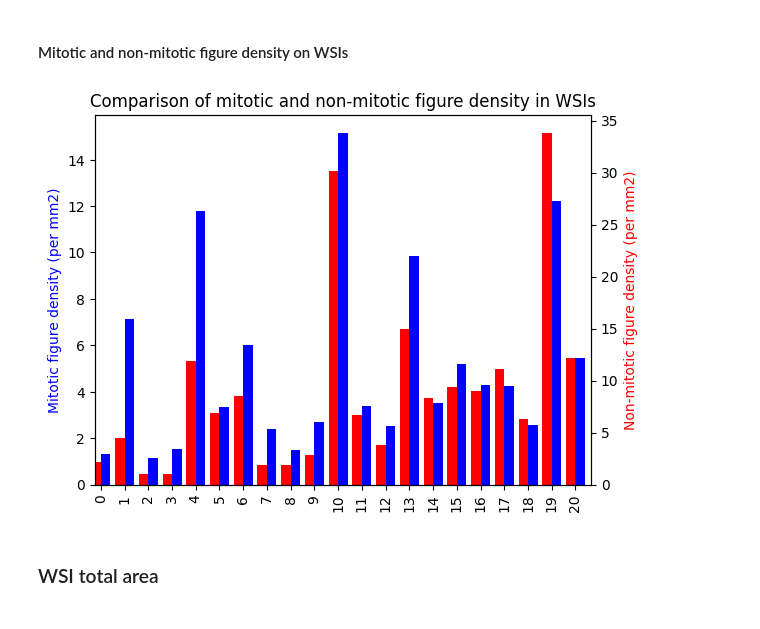
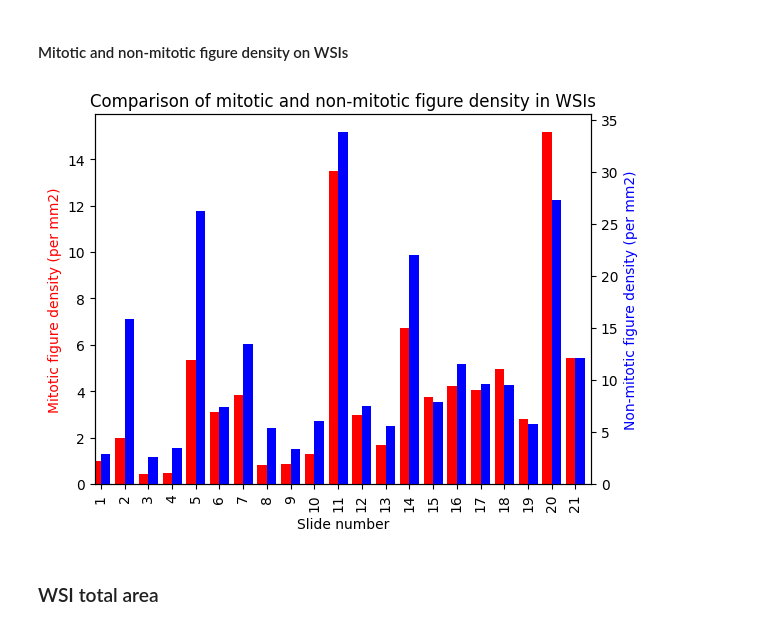
Before and after one commit to chemengage/automated-healthcare, a Jupyter notebook: assignments/week-5-EDA/week-5-EDA.ipynb, the cells around one changed output. Saved outputs shown, nothing was run; the diff lists cells and outputs as text; code cells hidden in the pictures.

Commit message:
edit figure density chart

```diff
--- a/assignments/week-5-EDA/week-5-EDA.ipynb
+++ b/assignments/week-5-EDA/week-5-EDA.ipynb
@@ -177,22 +177,28 @@ Text(0.5, 1.0, 'Class imbalance on 21 WSIs')
 #### Mitotic and non-mitotic figure density on WSIs
 # %%
 fig = plt.figure() # Create matplotlib figure
+
+MFs = dfe['MFs density (MFs/mm2)']
+MFs.index = np.arange(1,22)
+non_MFs = dfe['Non-mit density (Non-mit/mm2']
+non_MFs.index = np.arange(1,22)
 
 ax = fig.add_subplot(111) # Create matplotlib axes
 ax2 = ax.twinx() # Create another axes that shares the same x-axis as ax.
 
 width = 0.4
 
-dfe['MFs density (MFs/mm2)'].plot(kind='bar', color='red', ax=ax, width=width, position=1)
-dfe['Non-mit density (Non-mit/mm2'].plot(kind='bar', color='blue', ax=ax2, width=width, position=0)
+MFs.plot(kind='bar', color='red', ax=ax, width=width, position=1)
+non_MFs.plot(kind='bar', color='blue', ax=ax2, width=width, position=0)
 
-ax.set_ylabel('Mitotic figure density (per mm2)', color='blue')
+ax.set_xlabel('Slide number')
+ax.set_ylabel('Mitotic figure density (per mm2)', color='red')
 ax.set_title('Comparison of mitotic and non-mitotic figure density in WSIs')
-ax2.set_ylabel('Non-mitotic figure density (per mm2)', color='red')
+ax2.set_ylabel('Non-mitotic figure density (per mm2)', color='blue')
 
 plt.show()
 # %% [output]
-[figure, old version]
+[figure, new version]
 # %% [markdown]
 ### WSI total area
 # %%
```
